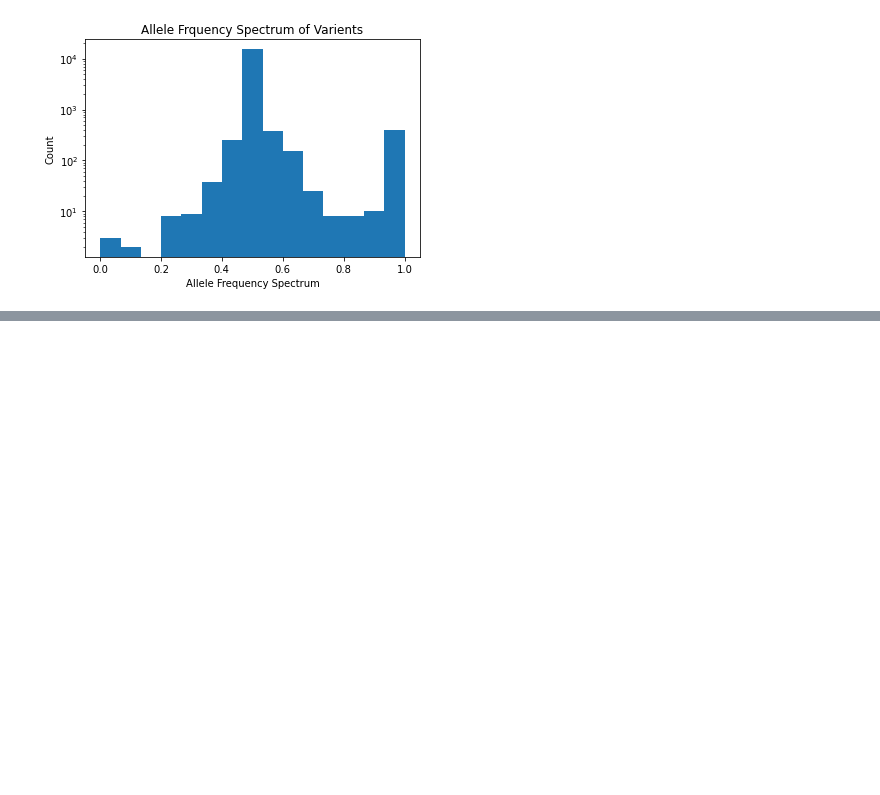
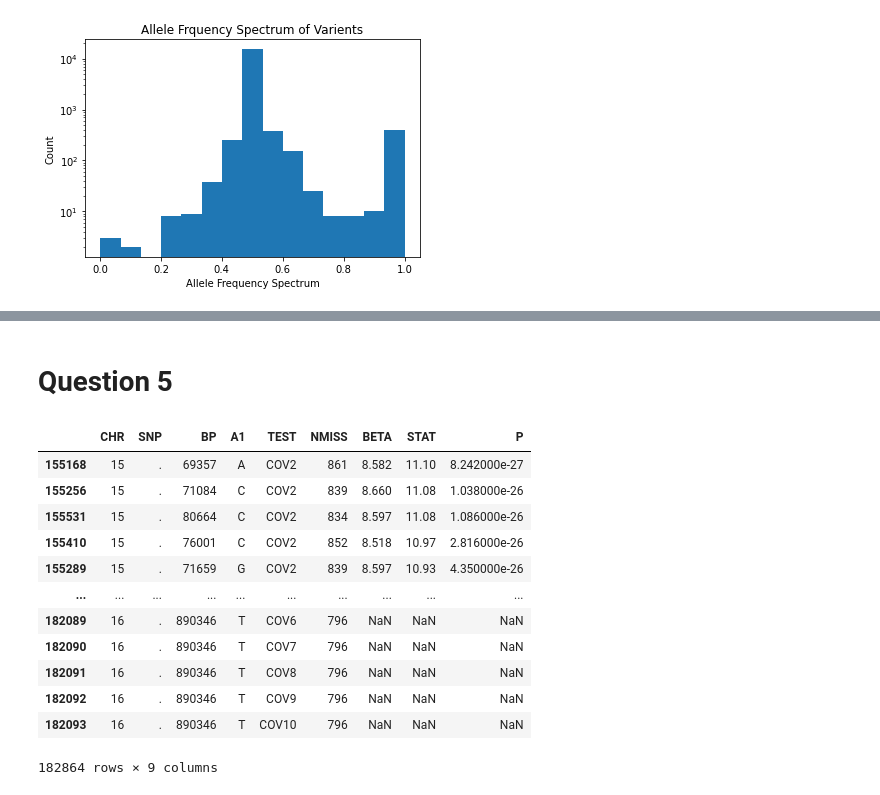
Before and after one commit to vmorri12/qbb2020-answers, a Jupyter notebook: quantbio/week3/week3-homework.ipynb, the cells around one changed output, grey strips where cells are left out. Saved outputs shown, nothing was run; the diff lists cells and outputs as text; code cells hidden in the pictures; blank space fills up the shorter version.

```diff
--- a/quantbio/week3/week3-homework.ipynb
+++ b/quantbio/week3/week3-homework.ipynb
@@ -184,0 +278,19 @@ for phenotype in range(0, len(pheno)):
+# %% [markdown]
+# Question 5
+# %%
+Caffeine = pd.read_csv("plink.Caffeine.assoc.linear", sep = "\s+")
+Caffeine.sort_values("P")
+# %% [output]
+|  | CHR | SNP | BP | A1 | TEST | NMISS | BETA | STAT | P |
+| 155168 | 15 | . | 69357 | A | COV2 | 861 | 8.582 | 11.10 | 8.242000e-27 |
+| 155256 | 15 | . | 71084 | C | COV2 | 839 | 8.660 | 11.08 | 1.038000e-26 |
+| 155531 | 15 | . | 80664 | C | COV2 | 834 | 8.597 | 11.08 | 1.086000e-26 |
+| 155410 | 15 | . | 76001 | C | COV2 | 852 | 8.518 | 10.97 | 2.816000e-26 |
+| 155289 | 15 | . | 71659 | G | COV2 | 839 | 8.597 | 10.93 | 4.350000e-26 |
+| ... | ... | ... | ... | ... | ... | ... | ... | ... | ... |
+| 182089 | 16 | . | 890346 | T | COV6 | 796 | NaN | NaN | NaN |
+| 182090 | 16 | . | 890346 | T | COV7 | 796 | NaN | NaN | NaN |
+| 182091 | 16 | . | 890346 | T | COV8 | 796 | NaN | NaN | NaN |
+| 182092 | 16 | . | 890346 | T | COV9 | 796 | NaN | NaN | NaN |
+| 182093 | 16 | . | 890346 | T | COV10 | 796 | NaN | NaN | NaN |
+182864 rows × 9 columns
```
Also changed, not shown: parts of 23 cells of this notebook.
